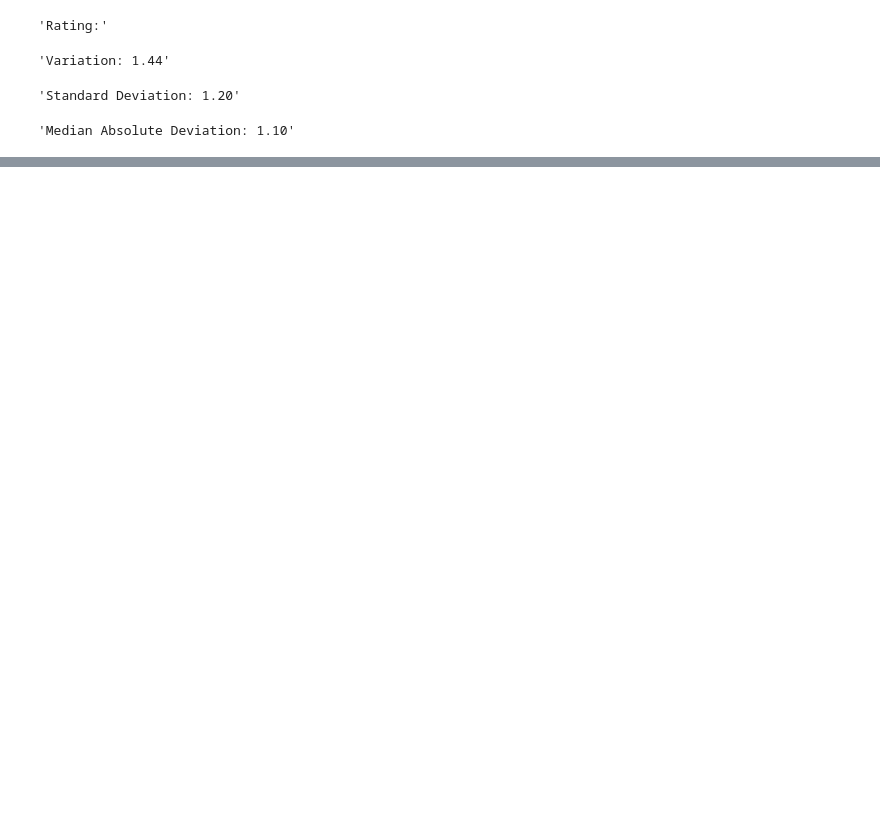
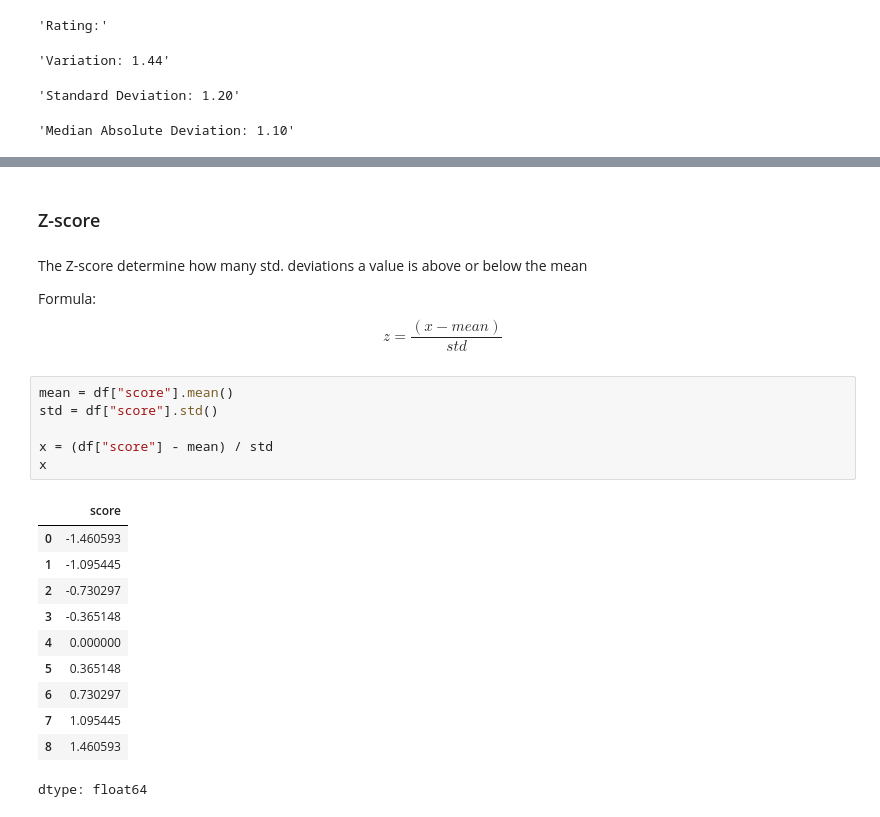
Before and after one commit to prokope/learning-data-science, a Jupyter notebook: statistics.ipynb, the cells around one changed output, grey strips where cells are left out. Saved outputs shown, nothing was run; the diff lists cells and outputs as text; blank space fills up the shorter version.

```diff
--- a/statistics.ipynb
+++ b/statistics.ipynb
@@ -355,0 +393,27 @@ display(f"Median Absolute Deviation: {MAD_rating:.2f}")
+# %% [markdown]
+### Z-score
+# %% [markdown]
+The Z-score determine how many std. deviations a value is above or below the mean
+
+Formula:
+$$
+z = \frac{(x - mean)} {std }
+$$
+# %%
+mean = df["score"].mean()
+std = df["score"].std()
+
+x = (df["score"] - mean) / std
+x
+# %% [output]
+|  | score |
+| 0 | -1.460593 |
+| 1 | -1.095445 |
+| 2 | -0.730297 |
+| 3 | -0.365148 |
+| 4 | 0.000000 |
+| 5 | 0.365148 |
+| 6 | 0.730297 |
+| 7 | 1.095445 |
+| 8 | 1.460593 |
+dtype: float64
```
Also changed, not shown: parts of 10 cells of this notebook.
